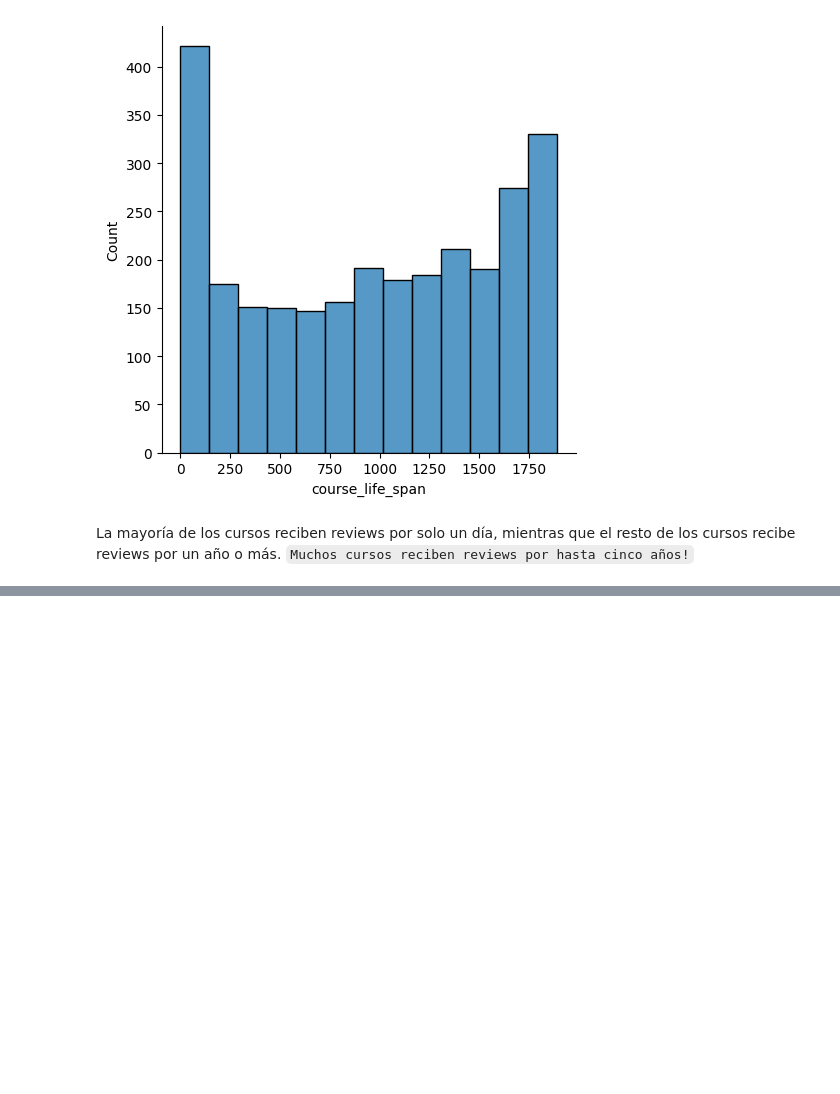
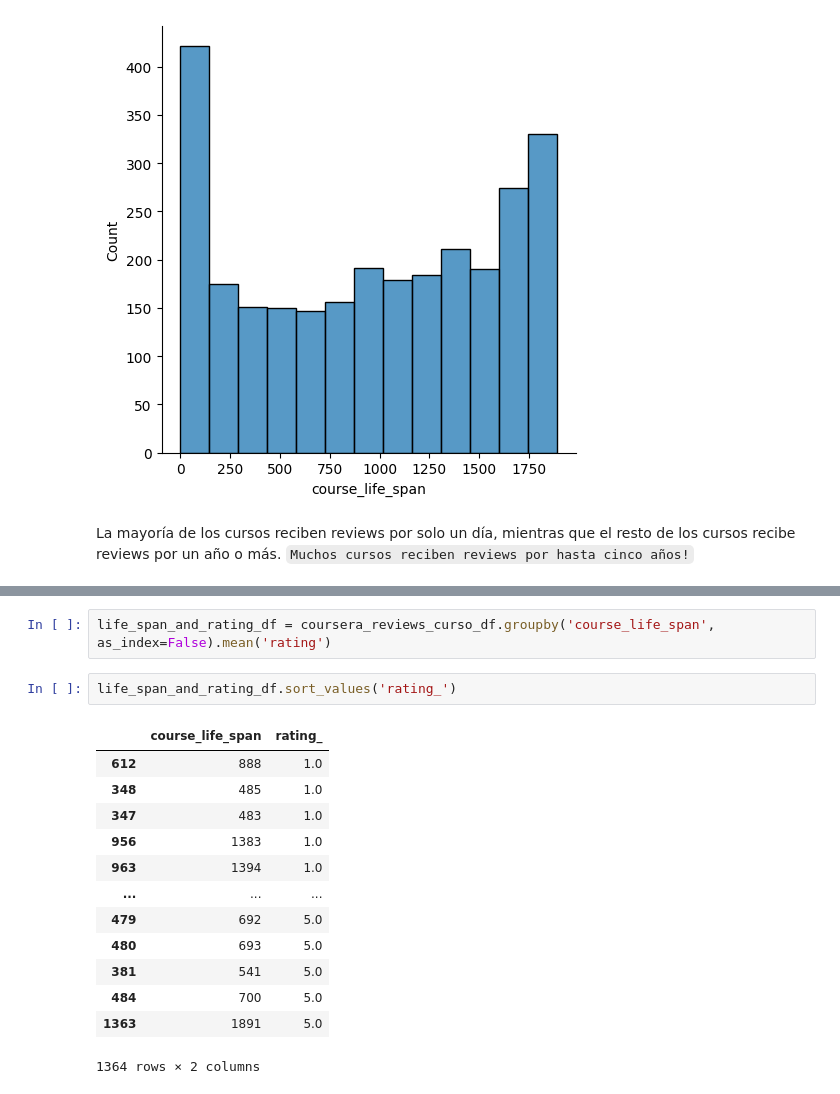
Before and after one commit to fembrioni/henry-pi02-moocs, a Jupyter notebook: code/EDA coursera.ipynb, the cells around one changed output, grey strips where cells are left out. Cells and saved outputs as stored; diff of their text form; blank space fills up the shorter version.

```diff
--- a/code/EDA coursera.ipynb
+++ b/code/EDA coursera.ipynb
@@ -216,0 +217,18 @@ La mayoría de los cursos reciben reviews por solo un día, mientras que el rest
+# %%
+life_span_and_rating_df = coursera_reviews_curso_df.groupby('course_life_span', as_index=False).mean('rating')
+# %%
+life_span_and_rating_df.sort_values('rating_')
+# %% [output]
+|  | course_life_span | rating_ |
+| 612 | 888 | 1.0 |
+| 348 | 485 | 1.0 |
+| 347 | 483 | 1.0 |
+| 956 | 1383 | 1.0 |
+| 963 | 1394 | 1.0 |
+| ... | ... | ... |
+| 479 | 692 | 5.0 |
+| 480 | 693 | 5.0 |
+| 381 | 541 | 5.0 |
+| 484 | 700 | 5.0 |
+| 1363 | 1891 | 5.0 |
+1364 rows × 2 columns
```
Also changed, not shown: parts of 4 cells of this notebook.
